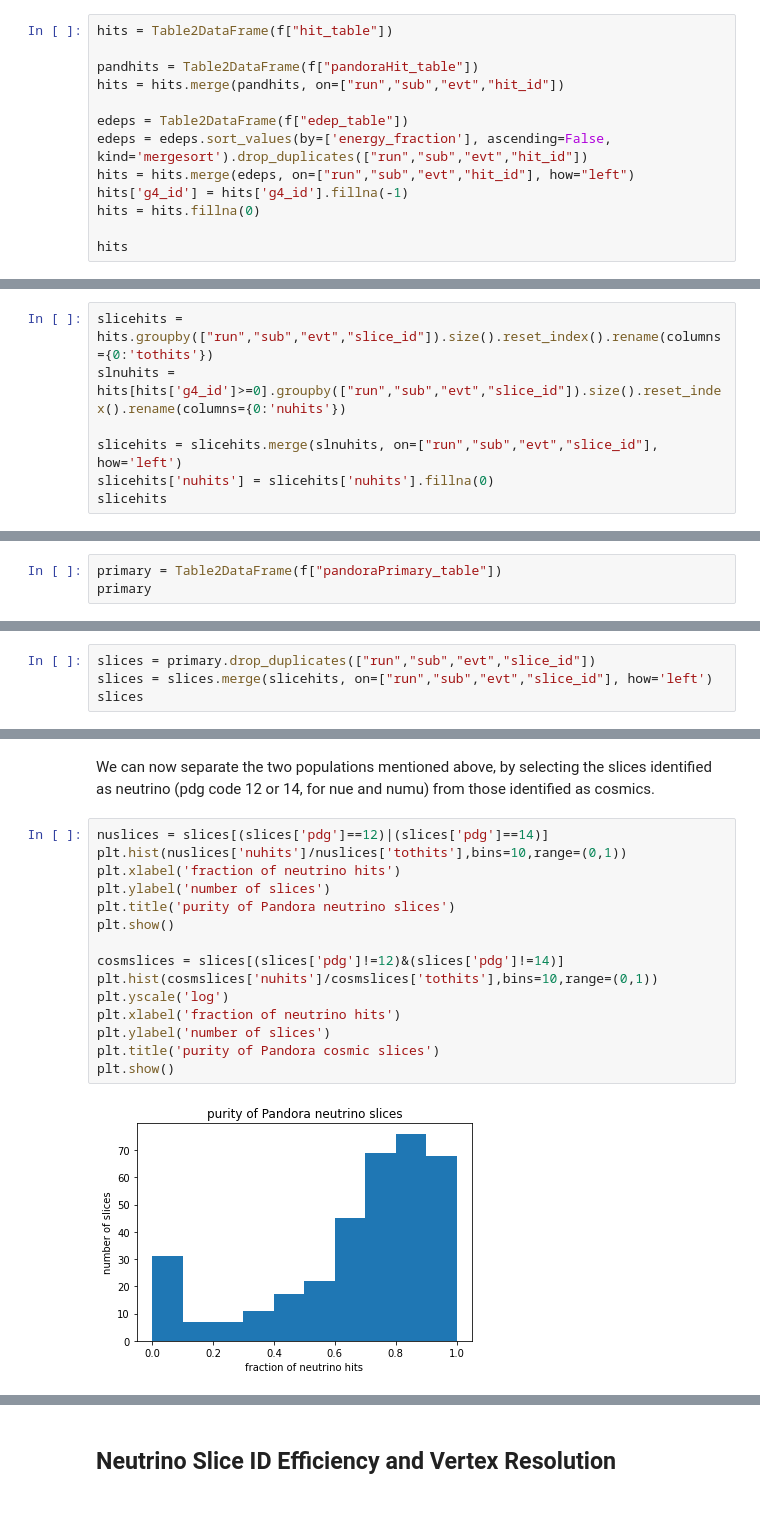
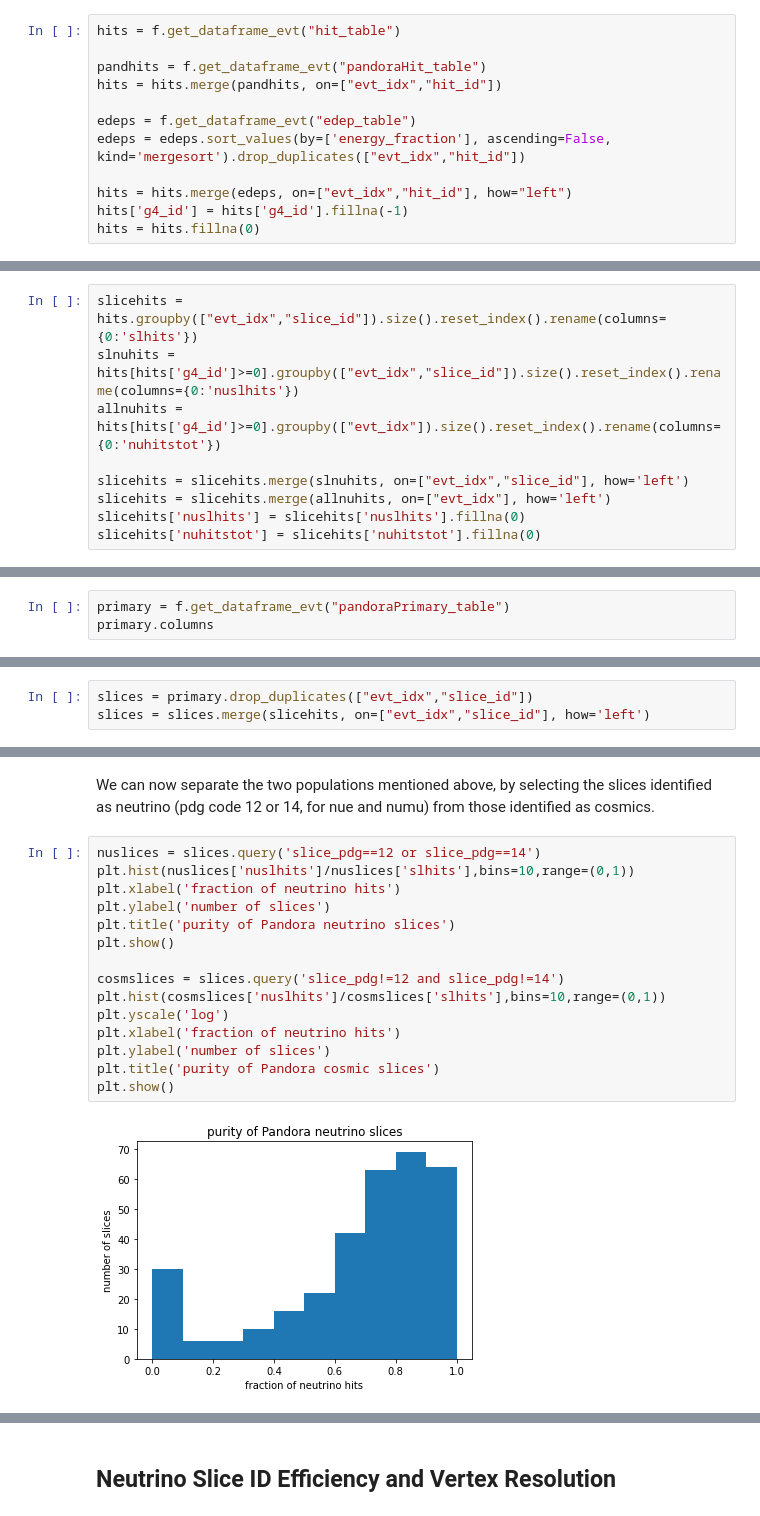
Before and after one commit to cerati/ubopendata, a Jupyter notebook: Pandora metrics.ipynb, the cells around one changed output, grey strips where cells are left out. Drawn from its saved outputs; the diff is of its cells as text.

```diff
--- a/Pandora metrics.ipynb
+++ b/Pandora metrics.ipynb
@@ -22,15 +33,14 @@ f = h5py.File("NeutrinoML_Open_NoWire_bnb-test.h5", "r")
 # %% [markdown]
 Convert hit, pandoraHit, and edep tables into data frames. The pandoraHit table contains information about how pandora clustered those hits. The edep table contains the truth information about the hits. Merge the data frames based on the hit_id and the edep with largest contribution to the hit in terms for energy fraction.
 # %%
-hits = Table2DataFrame(f["hit_table"])
+hits = f.get_dataframe_evt("hit_table")
 
-pandhits = Table2DataFrame(f["pandoraHit_table"])
-hits = hits.merge(pandhits, on=["run","sub","evt","hit_id"])
+pandhits = f.get_dataframe_evt("pandoraHit_table")
+hits = hits.merge(pandhits, on=["evt_idx","hit_id"])
 
-edeps = Table2DataFrame(f["edep_table"])
-edeps = edeps.sort_values(by=['energy_fraction'], ascending=False, kind='mergesort').drop_duplicates(["run","sub","evt","hit_id"])
-hits = hits.merge(edeps, on=["run","sub","evt","hit_id"], how="left")
+edeps = f.get_dataframe_evt("edep_table")
+edeps = edeps.sort_values(by=['energy_fraction'], ascending=False, kind='mergesort').drop_duplicates(["evt_idx","hit_id"])
+
+hits = hits.merge(edeps, on=["evt_idx","hit_id"], how="left")
 hits['g4_id'] = hits['g4_id'].fillna(-1)
 hits = hits.fillna(0)
-
-hits
@@ -53,9 +49,11 @@ Pandora separates hits into "slices", where each slice is meant to collect hits
 # %% [markdown]
 We first extract the hit information counting the hits in each slice for each event.
 # %%
-slicehits = hits.groupby(["run","sub","evt","slice_id"]).size().reset_index().rename(columns={0:'tothits'})
-slnuhits = hits[hits['g4_id']>=0].groupby(["run","sub","evt","slice_id"]).size().reset_index().rename(columns={0:'nuhits'})
+slicehits = hits.groupby(["evt_idx","slice_id"]).size().reset_index().rename(columns={0:'slhits'})
+slnuhits = hits[hits['g4_id']>=0].groupby(["evt_idx","slice_id"]).size().reset_index().rename(columns={0:'nuslhits'})
+allnuhits = hits[hits['g4_id']>=0].groupby(["evt_idx"]).size().reset_index().rename(columns={0:'nuhitstot'})
 
-slicehits = slicehits.merge(slnuhits, on=["run","sub","evt","slice_id"], how='left')
-slicehits['nuhits'] = slicehits['nuhits'].fillna(0)
-slicehits
+slicehits = slicehits.merge(slnuhits, on=["evt_idx","slice_id"], how='left')
+slicehits = slicehits.merge(allnuhits, on=["evt_idx"], how='left')
+slicehits['nuslhits'] = slicehits['nuslhits'].fillna(0)
+slicehits['nuhitstot'] = slicehits['nuhitstot'].fillna(0)
@@ -87,6 +89,6 @@ plt.show()
 # %% [markdown]
 Now, in order to make a more detailed analysis of the slice properties, we need to use the "pandoraPrimary" table, which gathers information from the slice identification and high-level neutrino reconstruction. Primary here refers to the particle entering the detector and interacting with the argon. Products of this interaction would be considered "secondaries" and their info is in the "pandoraPfp_table".
 # %%
-primary = Table2DataFrame(f["pandoraPrimary_table"])
-primary
+primary = f.get_dataframe_evt("pandoraPrimary_table")
+primary.columns
 # %% [output]
@@ -106,6 +99,5 @@ primary
 # %% [markdown]
 Since slices identified as cosmics may contain more than one identified cosmic interaction, if we want to study slice properties we need to identify these cases and drop the corresponding duplicate entries. By merging with the slicehits dataframe we now have access to both the slice hits and slice indentification infomation.
 # %%
-slices = primary.drop_duplicates(["run","sub","evt","slice_id"])
-slices = slices.merge(slicehits, on=["run","sub","evt","slice_id"], how='left')
-slices
+slices = primary.drop_duplicates(["evt_idx","slice_id"])
+slices = slices.merge(slicehits, on=["evt_idx","slice_id"], how='left')
@@ -126,19 +120,19 @@ slices
 # %% [markdown]
 We can now separate the two populations mentioned above, by selecting the slices identified as neutrino (pdg code 12 or 14, for nue and numu) from those identified as cosmics.
 # %%
-nuslices = slices[(slices['pdg']==12)|(slices['pdg']==14)]
-plt.hist(nuslices['nuhits']/nuslices['tothits'],bins=10,range=(0,1))
+nuslices = slices.query('slice_pdg==12 or slice_pdg==14')
+plt.hist(nuslices['nuslhits']/nuslices['slhits'],bins=10,range=(0,1))
 plt.xlabel('fraction of neutrino hits')
 plt.ylabel('number of slices')
 plt.title('purity of Pandora neutrino slices')
 plt.show()
 
-cosmslices = slices[(slices['pdg']!=12)&(slices['pdg']!=14)]
-plt.hist(cosmslices['nuhits']/cosmslices['tothits'],bins=10,range=(0,1))
+cosmslices = slices.query('slice_pdg!=12 and slice_pdg!=14')
+plt.hist(cosmslices['nuslhits']/cosmslices['slhits'],bins=10,range=(0,1))
 plt.yscale('log')
 plt.xlabel('fraction of neutrino hits')
 plt.ylabel('number of slices')
 plt.title('purity of Pandora cosmic slices')
 plt.show()
 # %% [output]
-[figure, old version]
+[figure, new version]
```
Also changed, not shown: parts of 47 cells of this notebook, 5 other files.
